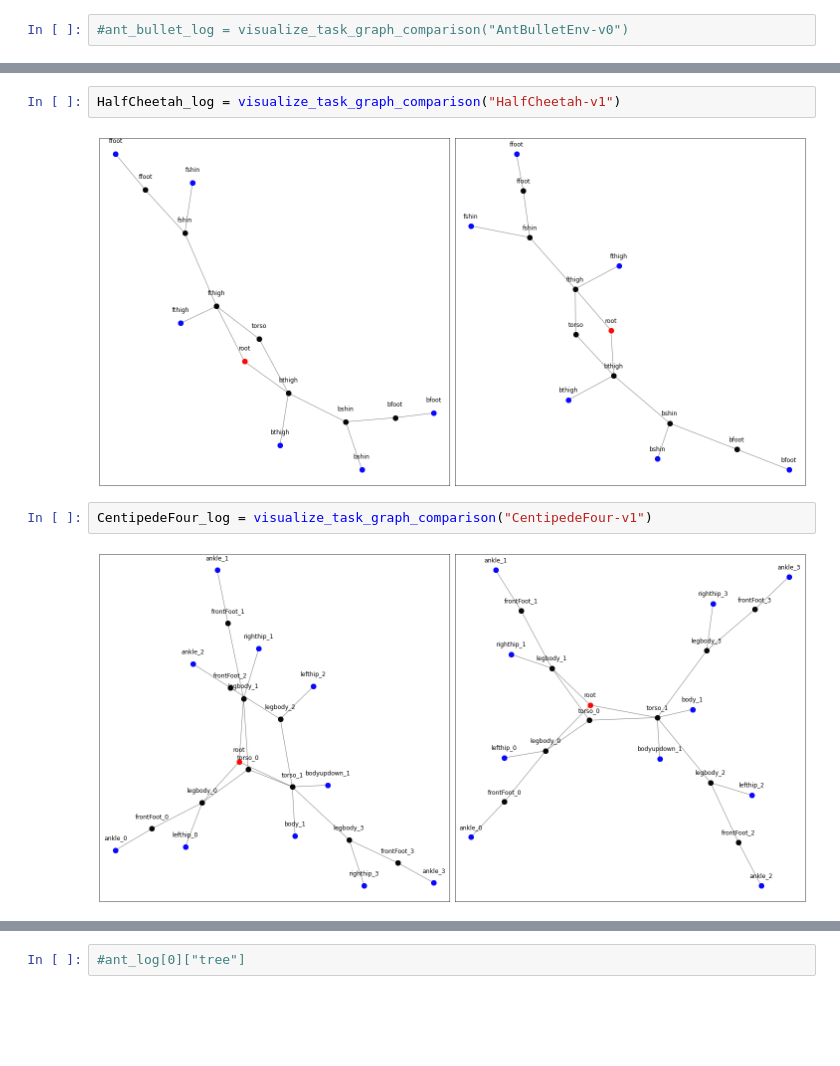
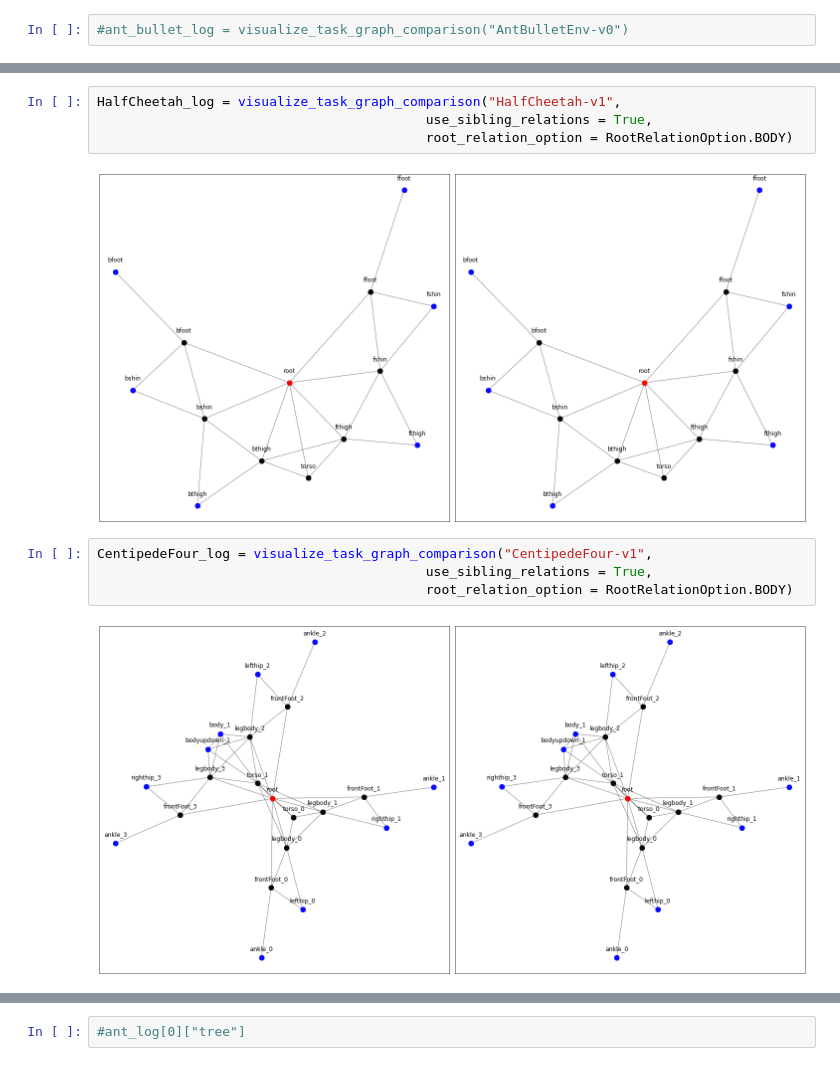
Before and after one commit to HannesStark/gnn-reinforcement-learning, a Jupyter notebook: playground/graph_visualization/robot_graph_visualization-comparision.ipynb, the cells around one changed output, grey strips where cells are left out. Saved outputs shown, nothing was run; the diff lists cells and outputs as text; blank space fills up the shorter version.

```diff
--- a/playground/graph_visualization/robot_graph_visualization-comparision.ipynb
+++ b/playground/graph_visualization/robot_graph_visualization-comparision.ipynb
@@ -110,8 +146,12 @@ HalfCheetah_log = visualize_task_graph_comparison("HalfCheetah-v1")
 # %%
-HalfCheetah_log = visualize_task_graph_comparison("HalfCheetah-v1")
+HalfCheetah_log = visualize_task_graph_comparison("HalfCheetah-v1",
+                                          use_sibling_relations = True,
+                                          root_relation_option = RootRelationOption.BODY)
 # %% [output]
-[figure, old version]
+[figure, new version]
 # %%
-CentipedeFour_log = visualize_task_graph_comparison("CentipedeFour-v1")
+CentipedeFour_log = visualize_task_graph_comparison("CentipedeFour-v1",
+                                          use_sibling_relations = True,
+                                          root_relation_option = RootRelationOption.BODY)
 # %% [output]
-[figure, old version]
+[figure, new version]
```
Also changed, not shown: parts of 15 cells of this notebook, 4 other files.
